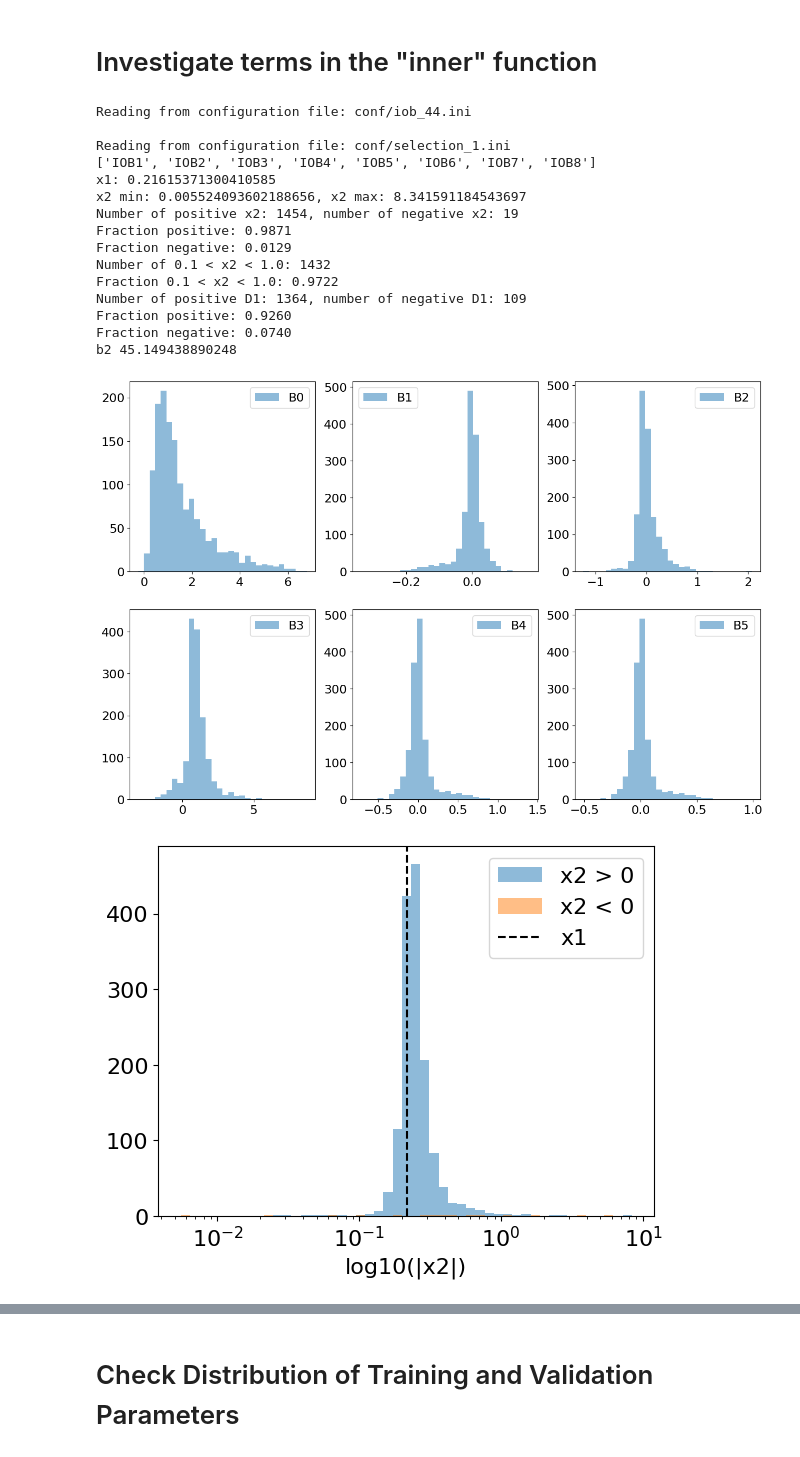
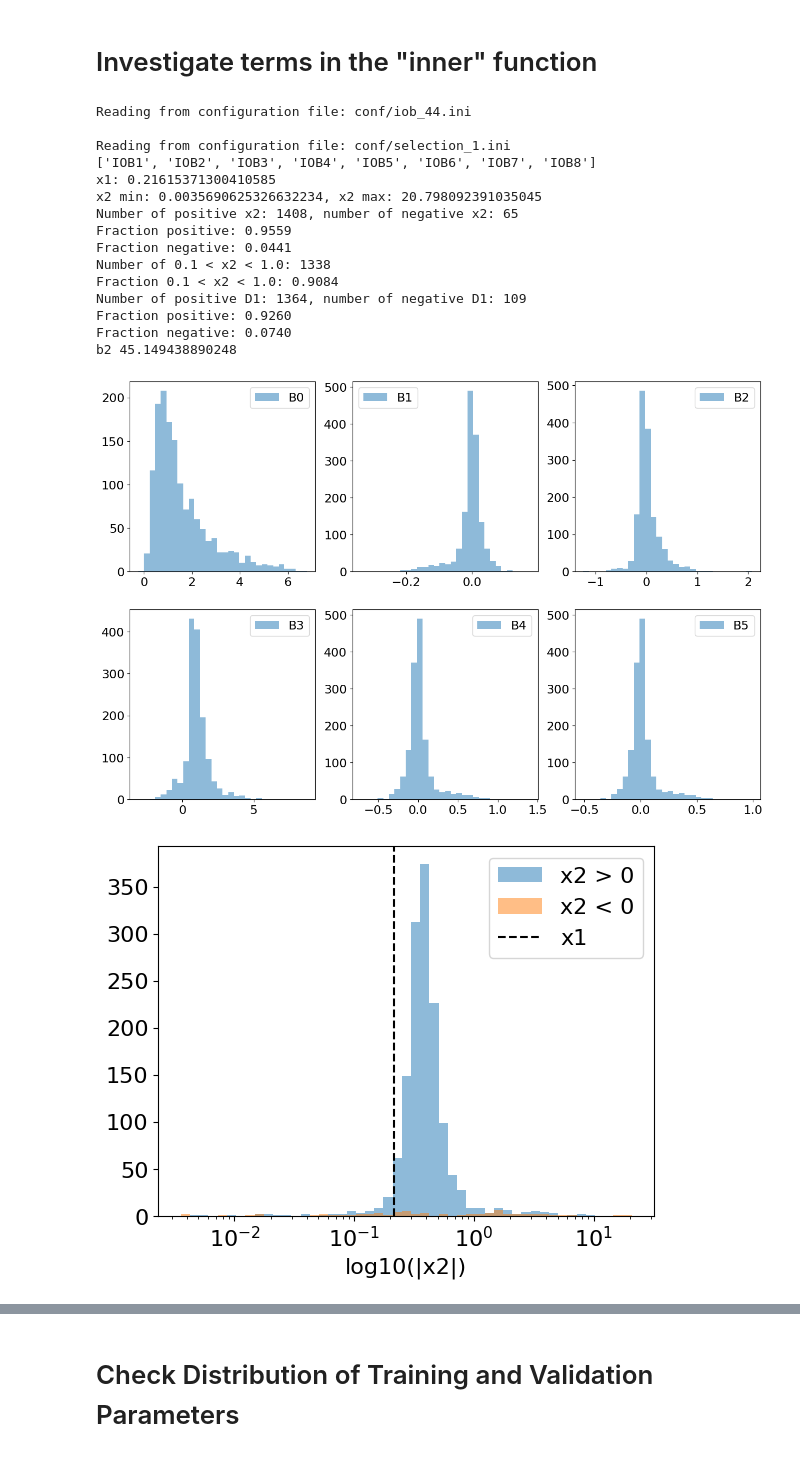
Before and after one commit to maho3/iob-attenuation, a Jupyter notebook: symbolic_regression/Results.ipynb, the cells around one changed output, grey strips where cells are left out. Drawn from its saved outputs; the diff is of its cells as text; code cells hidden in the pictures.

```diff
--- a/symbolic_regression/Results.ipynb
+++ b/symbolic_regression/Results.ipynb
@@ -623,7 +627,8 @@ a = [-0.00246600000000000, -9.12580800000000, 45.120201, 1.380509, -6.7309470000
 x1 = - a[2] / a[7]
 print(f'x1: {x1}')
 
-x2 = - 1/a[8] * (np.exp(B4) + B2 / B3)
+# x2 = - 1/a[8] * (np.exp(B4) + B2 / B3)
+x2 = - (B2 + B3 * np.exp(B4)) / (a[8] * B3 + a[3])
 xmin = np.min(np.abs(x2))
 xmax = np.max(np.abs(x2))
 bins = np.logspace(np.log10(xmin), np.log10(xmax), 50)
@@ -641,38 +646,38 @@ nneg = np.sum(x2 < 0)
 print(f'Number of positive x2: {npos}, number of negative x2: {nneg}')
 print(f'Fraction positive: {npos / (npos + nneg):.4f}')
 print(f'Fraction negative: {nneg / (npos + nneg):.4f}')
 
 m = (x2 > 0.1) & (x2 < 1.0)
 print(f'Number of 0.1 < x2 < 1.0: {np.sum(m)}')
 print(f'Fraction 0.1 < x2 < 1.0: {np.sum(m) / (npos + nneg):.4f}')
 
 D1 = np.exp(B5) * (B2 + B3 * np.exp(B4))
 npos = np.sum(D1 > 0)
 nneg = np.sum(D1 < 0)
 print(f'Number of positive D1: {npos}, number of negative D1: {nneg}')
 print(f'Fraction positive: {npos / (npos + nneg):.4f}')
 print(f'Fraction negative: {nneg / (npos + nneg):.4f}')
 plt.figure()
 plt.hist(D1, bins=30, alpha=0.5)
 plt.axvline(0., color='k', ls='--')
 
 print('b2', a[2] * a[6])
 # %% [output]
 Reading from configuration file: conf/iob_44.ini
 
 Reading from configuration file: conf/selection_1.ini
 ['IOB1', 'IOB2', 'IOB3', 'IOB4', 'IOB5', 'IOB6', 'IOB7', 'IOB8']
 x1: 0.21615371300410585
-x2 min: 0.005524093602188656, x2 max: 8.341591184543697
-Number of positive x2: 1454, number of negative x2: 19
-Fraction positive: 0.9871
-Fraction negative: 0.0129
-Number of 0.1 < x2 < 1.0: 1432
-Fraction 0.1 < x2 < 1.0: 0.9722
+x2 min: 0.0035690625326632234, x2 max: 20.798092391035045
+Number of positive x2: 1408, number of negative x2: 65
+Fraction positive: 0.9559
+Fraction negative: 0.0441
+Number of 0.1 < x2 < 1.0: 1338
+Fraction 0.1 < x2 < 1.0: 0.9084
 Number of positive D1: 1364, number of negative D1: 109
 Fraction positive: 0.9260
 Fraction negative: 0.0740
 b2 45.149438890248
 [figure]
-[figure, old version]
+[figure, new version]
 [figure]
```
Also changed, not shown: parts of 4 cells of this notebook, 9 other files.
